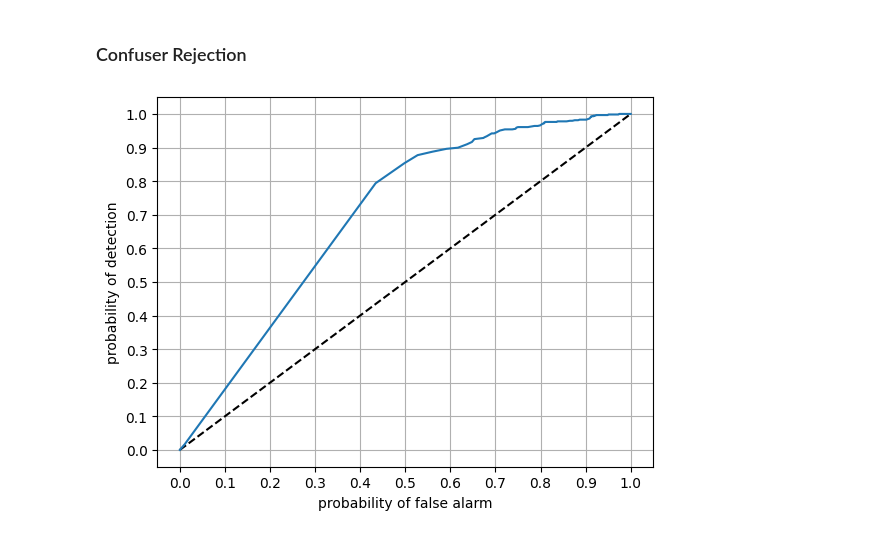
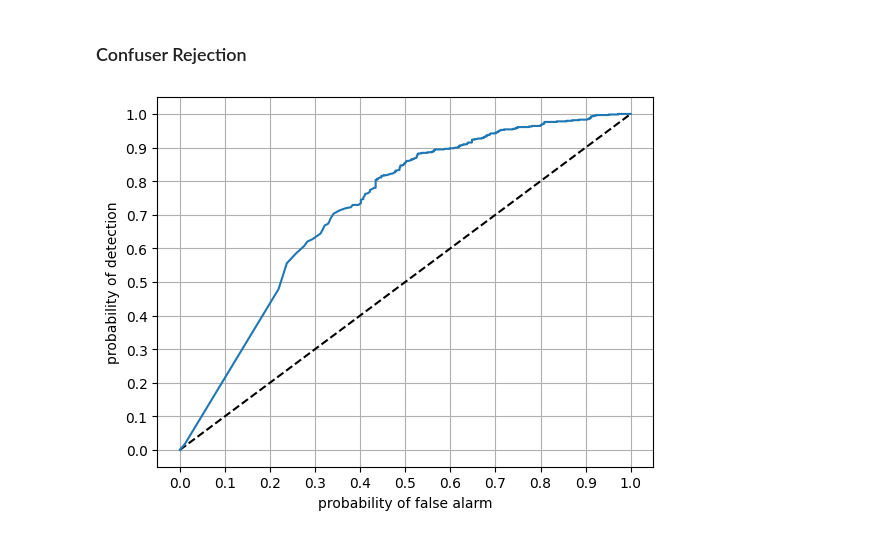
Before and after one commit to jangsoopark/AConvNet-pytorch, a Jupyter notebook: notebook/experiments-CR.ipynb, the cells around one changed output. Saved outputs shown, nothing was run; the diff lists cells and outputs as text; code cells hidden in the pictures.

Commit message:
roc curve

```diff
--- a/notebook/experiments-CR.ipynb
+++ b/notebook/experiments-CR.ipynb
@@ -213,14 +213,12 @@ def confuser_rejection(_m, ds):
 
     p_d = []
     p_fa = []
-
-    for th in np.arange(0., 1.1, 0.005):
+    for th in np.arange(0., 1.1, 0.0001):
         as_known = 0
         confuser_as_known = 0
 
         for predictions, is_confuser in zip(posteriors, gt):
             as_confuser = predictions < th
-
             if torch.sum(as_confuser) == 3:
                 continue
 
@@ -232,19 +230,19 @@ def confuser_rejection(_m, ds):
         p_d.append(as_known / num_known)
         p_fa.append(confuser_as_known / num_confuser)
 
-    return p_d, p_fa, np.arange(0., 1.1, 0.001)
+    return p_d, p_fa
 # %%
 
 test_set = load_dataset('dataset', False, 'confuser-rejection', 1)
-d, fa, th = confuser_rejection(m, test_set)
+d, fa = confuser_rejection(m, test_set)
 
 
 plt.plot([0, 1], [0, 1], linestyle='--', markersize=0.01, color='black')
 plt.plot(fa, d)
 plt.xlabel('probability of false alarm')
 plt.ylabel('probability of detection')
 plt.xticks(np.arange(0., 1.1, 0.1))
 plt.yticks(np.arange(0., 1.1, 0.1))
 plt.grid(True)
 # %% [output]
-[figure, old version]
+[figure, new version]
```
Also changed, not shown: parts of 1 cell of this notebook, 1 other file.
